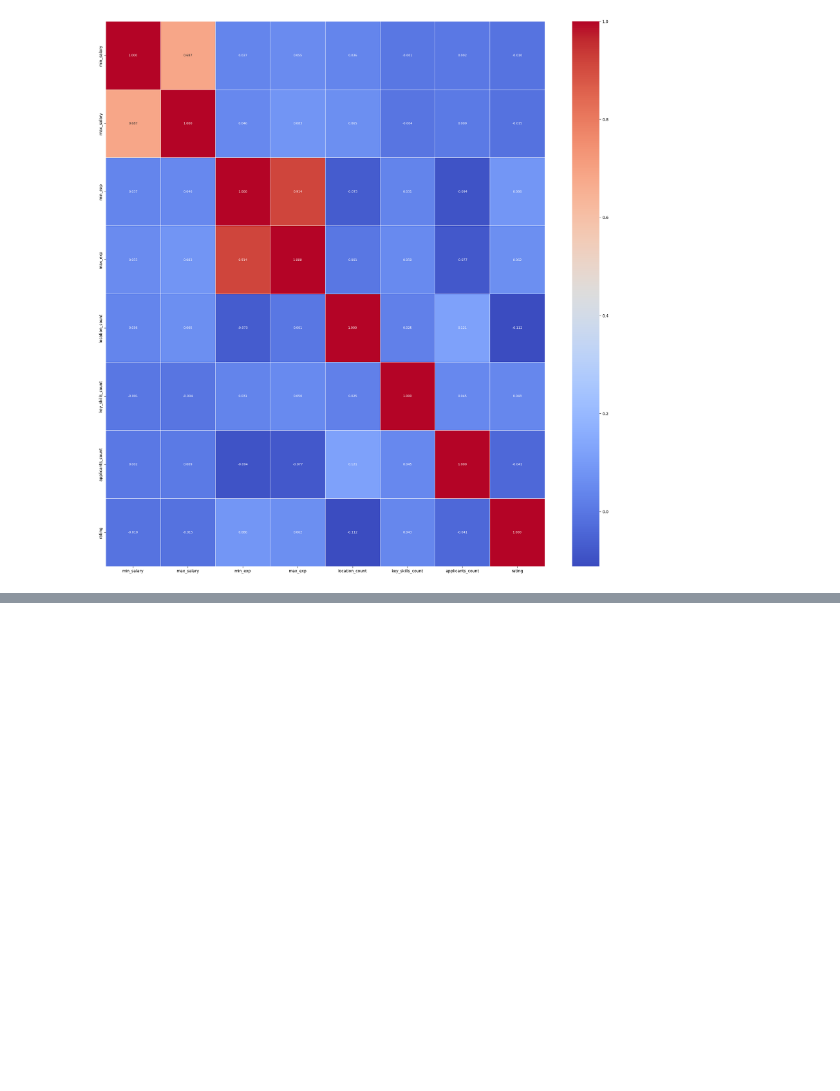
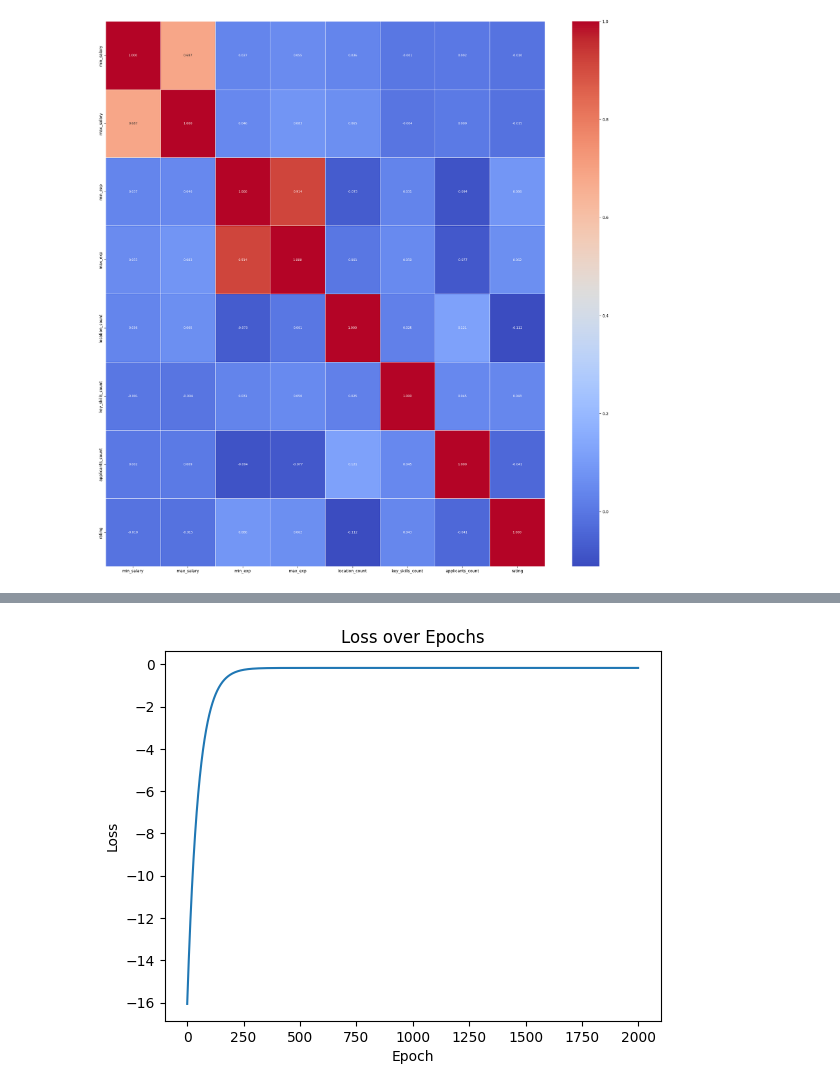
Before and after one commit to AMOLCAD/2025ag05055_dnn, a Jupyter notebook: Assignment.ipynb, the cells around one changed output, grey strips where cells are left out. Drawn from its saved outputs; the diff is of its cells as text; code cells hidden in the pictures; blank space fills up the shorter version.

Commit message:
changed the layer and epoch size

```diff
--- a/Assignment.ipynb
+++ b/Assignment.ipynb
@@ -223,9 +223,6 @@ class MLP:
     def relu_derivative(self, Z):
         return Z > 0
 
-    def sigmoid(self, Z):
-        return 1 / (1 + np.exp(-Z))
-
     def forward_propagation(self, X):
         cache = {}
         A = X.T
@@ -247,7 +244,6 @@ class MLP:
         m = Y.shape[0]
         Y = Y.reshape(1, -1)
         loss = -(1/m) * np.sum((Y - AL) ** 2)
-        #loss = - (1/m) * np.sum(Y * np.log(AL + 1e-8) + (1 - Y) * np.log(1 - AL + 1e-8))
         return loss
 
     def backward_propagation(self, X, Y, cache):
@@ -288,7 +284,7 @@ class MLP:
 
             self.loss_history.append(loss)
 
-            if epoch % 100 == 0:
+            if epoch % 10 == 0:
                 print(f"Epoch {epoch}, Loss: {loss:.4f}")
 
     def predict(self, X):
@@ -299,22 +295,27 @@ class MLP:
 df_mlp = df[[
     "min_salary", "max_salary", "min_exp", "max_exp",
     "location_count", "key_skills_count",
-    "applicants_count", "rating"
+    "applicants_count"
 ]]
 
 X = df_mlp.values
-y = df_mlp["rating"].values  # replace with your target column
+y = df["rating"].values  # replace with your target column
 
 # Normalize (IMPORTANT)
 X = (X - X.mean(axis=0)) / X.std(axis=0)
 
 # Define architecture
-# 8 inputs → 2 hidden layers → 1 output
-mlp = MLP(architecture=[8, 16, 1], learning_rate=0.01, epochs=1000)
+# 7 inputs → 2 hidden layers → 1 output
+mlp = MLP(architecture=[7, 16, 7, 1], learning_rate=0.01, epochs=1000)
 
 # Train
 mlp.fit(X, y)
 
 # Predict
 predictions = mlp.predict(X)
+plt.plot(mlp.loss_history)
+plt.title("Loss over Epochs")
+plt.xlabel("Epoch")
+plt.ylabel("Loss")
+plt.show()
 # %% [output]
@@ -330,0 +339 @@ Epoch 900, Loss: -0.0437
+[figure, added]
```
Also changed, not shown: parts of 1 cell of this notebook.
